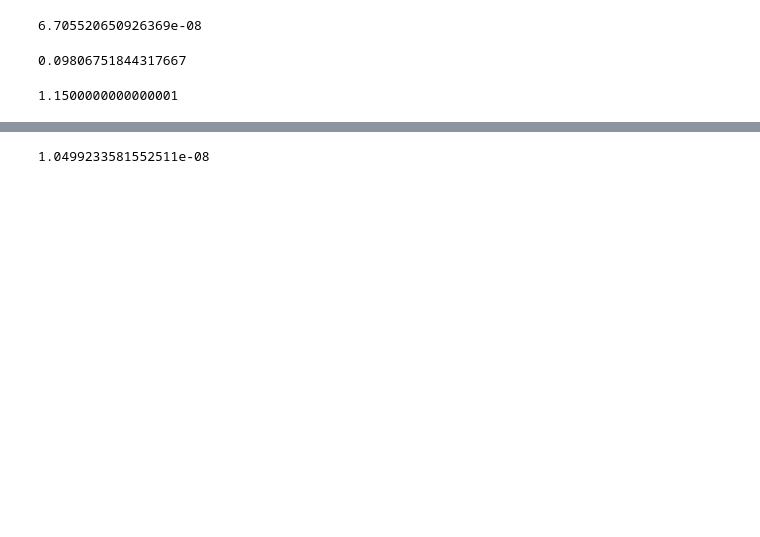
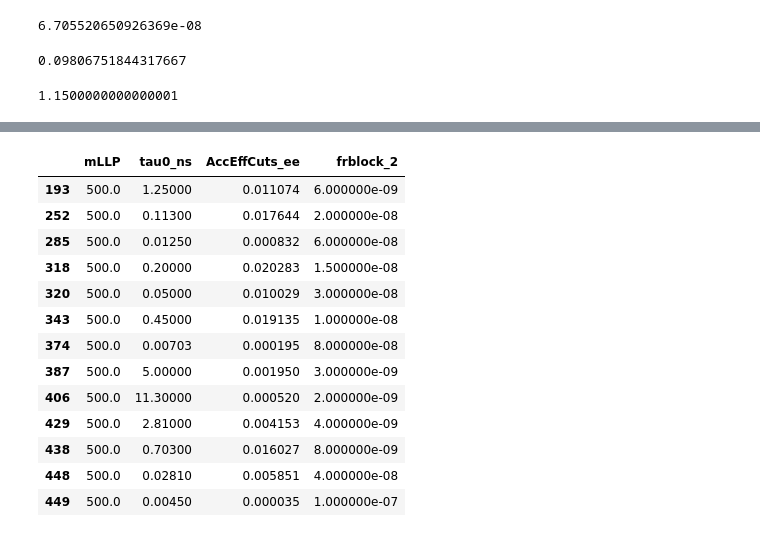
Before and after one commit to andlessa/LowTRHFIMP, a Jupyter notebook: ATLAS-SUSY-2018-14_displacedLeptons/checkEffs.ipynb, the cells around one changed output, grey strips where cells are left out. Drawn from its saved outputs; the diff is of its cells as text; code cells hidden in the pictures; blank space fills up the shorter version.

```diff
--- a/ATLAS-SUSY-2018-14_displacedLeptons/checkEffs.ipynb
+++ b/ATLAS-SUSY-2018-14_displacedLeptons/checkEffs.ipynb
@@ -247,4 +250,19 @@ dfRatio[dfRatio['mLLP'] == 500.0]
-# %%
-2.3477e-8/np.sqrt(5.)
-# %% [output]
-1.0499233581552511e-08
+# %%
+xDM = min((dfRecast['m5000022'] / dfRecast['mLLP']).unique())
+dfHeHe = dfRecast[dfRecast['m5000022'] / dfRecast['mLLP'] == xDM].copy()
+dfHeHe[dfHeHe['mLLP'] == 500.0][['mLLP','tau0_ns','AccEffCuts_ee', 'frblock_2']]
+# %% [output]
+|  | mLLP | tau0_ns | AccEffCuts_ee | frblock_2 |
+| 193 | 500.0 | 1.25000 | 0.011074 | 6.000000e-09 |
+| 252 | 500.0 | 0.11300 | 0.017644 | 2.000000e-08 |
+| 285 | 500.0 | 0.01250 | 0.000832 | 6.000000e-08 |
+| 318 | 500.0 | 0.20000 | 0.020283 | 1.500000e-08 |
+| 320 | 500.0 | 0.05000 | 0.010029 | 3.000000e-08 |
+| 343 | 500.0 | 0.45000 | 0.019135 | 1.000000e-08 |
+| 374 | 500.0 | 0.00703 | 0.000195 | 8.000000e-08 |
+| 387 | 500.0 | 5.00000 | 0.001950 | 3.000000e-09 |
+| 406 | 500.0 | 11.30000 | 0.000520 | 2.000000e-09 |
+| 429 | 500.0 | 2.81000 | 0.004153 | 4.000000e-09 |
+| 438 | 500.0 | 0.70300 | 0.016027 | 8.000000e-09 |
+| 448 | 500.0 | 0.02810 | 0.005851 | 4.000000e-08 |
+| 449 | 500.0 | 0.00450 | 0.000035 | 1.000000e-07 |
```
Also changed, not shown: parts of 5 cells of this notebook.
